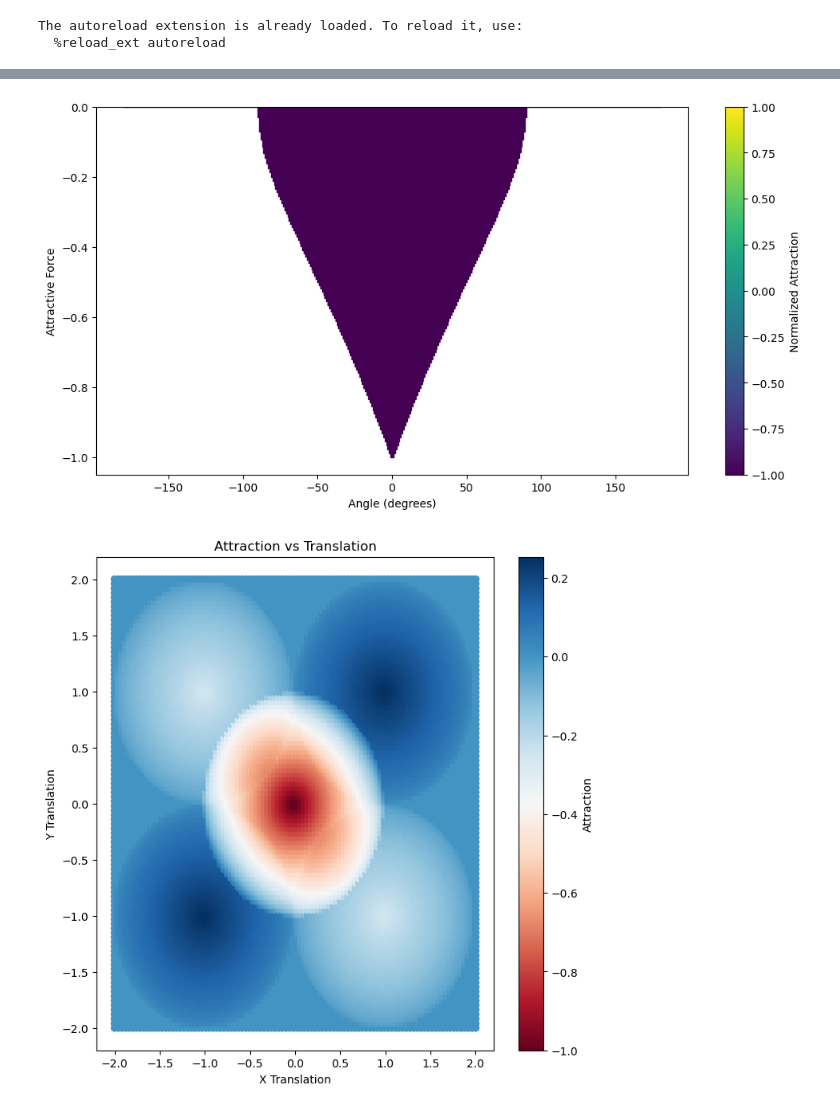
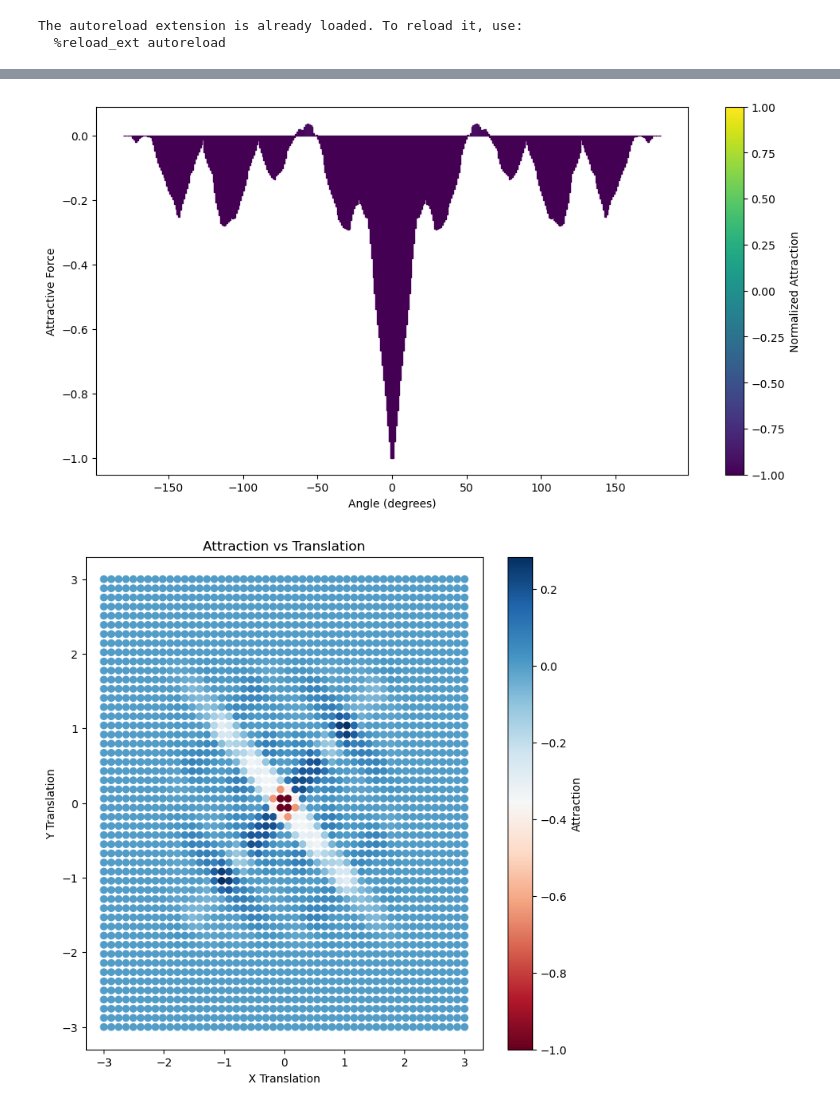
Before and after one commit to ProgrammableMatterLab/code-theory, a Jupyter notebook: test.ipynb, the cells around one changed output, grey strips where cells are left out. Saved outputs shown, nothing was run; the diff lists cells and outputs as text; code cells hidden in the pictures.

```diff
--- a/test.ipynb
+++ b/test.ipynb
@@ -19,5 +20,5 @@ plot.plot_faces([c])
 # %%
-a = generators.gen_had_block(2)
+a = generators.gen_had_block(8)
 b = a.mate()
 A, F = block.calculate_attraction(a, b)
 plot.plot_faces([a])
@@ -26,9 +27,9 @@ plot.plot_faces([a])
 # %%
 plot.plot_rotation_attraction(a,b, num_angles=360)
 # %% [output]
-[figure, old version]
+[figure, new version]
 # %%
 d = c.mate()
-plot.plot_translation_attraction(a, b, 100, 100)
+plot.plot_translation_attraction(a, b, 50, 50, lo=-3, hi=3)
 # %% [output]
-[figure, old version]
+[figure, new version]
```
Also changed, not shown: parts of 5 cells of this notebook, 5 other files.
